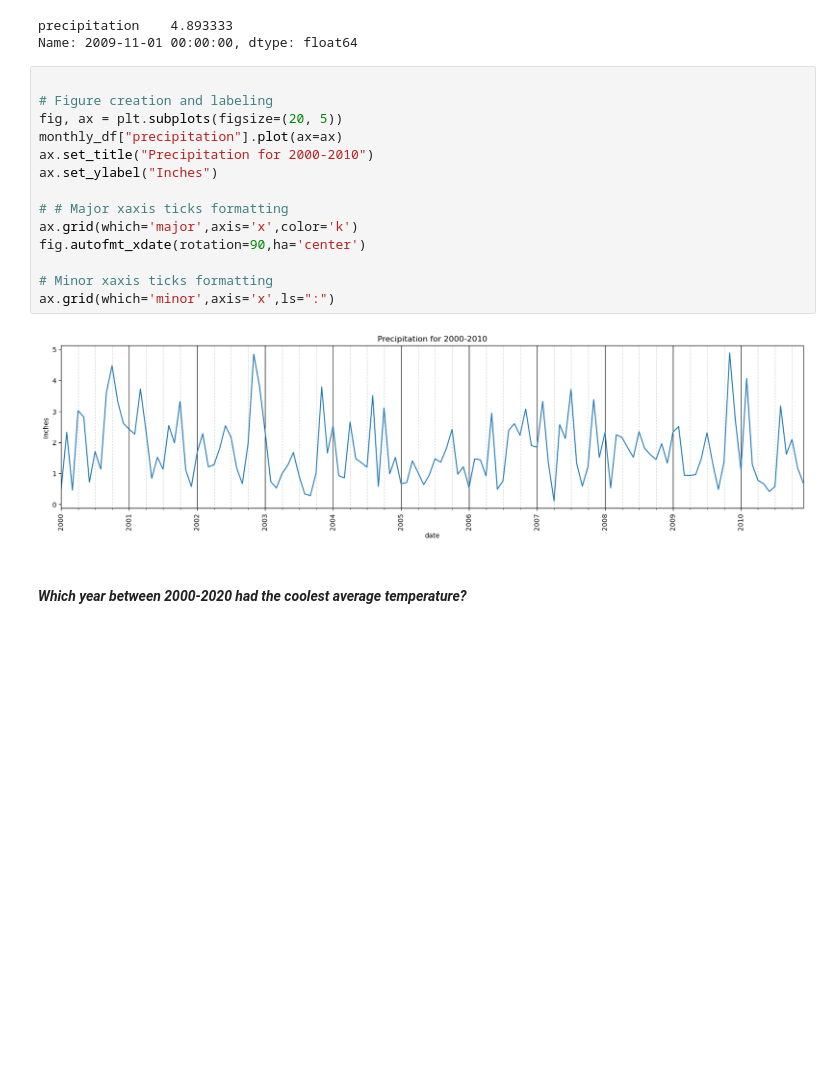
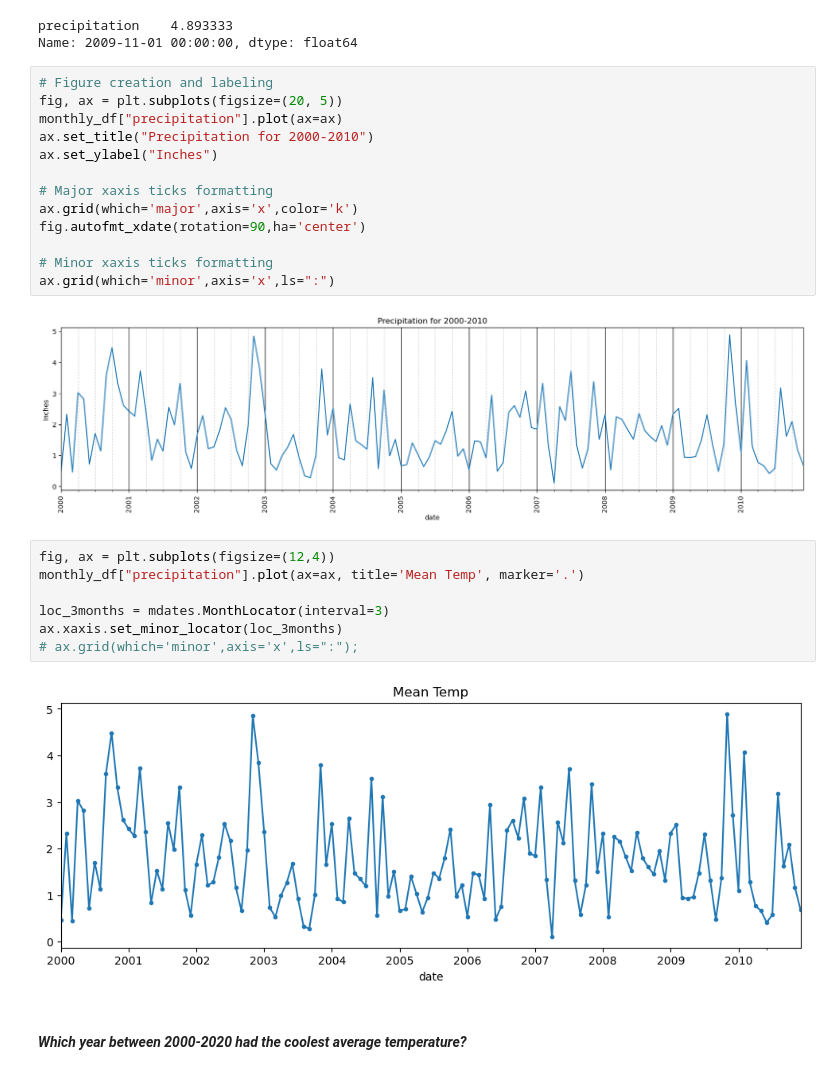
Before and after one commit to john-a-dixon/resampling-datetime-data, a Jupyter notebook: resample.ipynb, the cells around one changed output. Cells and saved outputs as stored; diff of their text form; blank space fills up the shorter version.

Commit message:
Added the plot, just need to add a label and legend.

```diff
--- a/resample.ipynb
+++ b/resample.ipynb
@@ -173,14 +173,13 @@ max_precipitation_val
 precipitation    4.893333
 Name: 2009-11-01 00:00:00, dtype: float64
 # %%
-
 # Figure creation and labeling
 fig, ax = plt.subplots(figsize=(20, 5))
 monthly_df["precipitation"].plot(ax=ax)
 ax.set_title("Precipitation for 2000-2010")
 ax.set_ylabel("Inches")
 
-# # Major xaxis ticks formatting
+# Major xaxis ticks formatting
 ax.grid(which='major',axis='x',color='k')
 fig.autofmt_xdate(rotation=90,ha='center')
 
@@ -188,5 +187,14 @@ fig.autofmt_xdate(rotation=90,ha='center')
 ax.grid(which='minor',axis='x',ls=":")
 # %% [output]
 [figure]
+# %%
+fig, ax = plt.subplots(figsize=(12,4))
+monthly_df["precipitation"].plot(ax=ax, title='Mean Temp', marker='.')
+
+loc_3months = mdates.MonthLocator(interval=3)
+ax.xaxis.set_minor_locator(loc_3months)
+# ax.grid(which='minor',axis='x',ls=":");
+# %% [output]
+[figure, added]
 # %% [markdown]
 #### **_Which year between 2000-2020 had the coolest average temperature?_**
```
